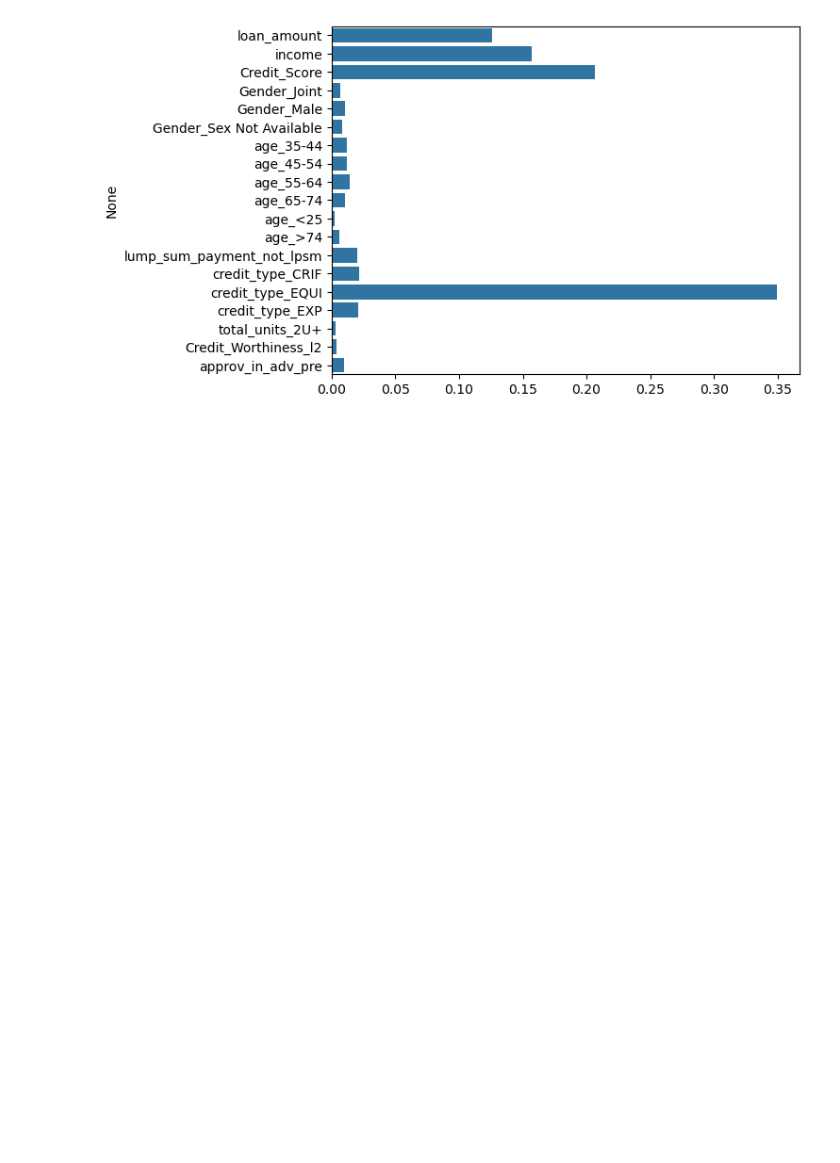
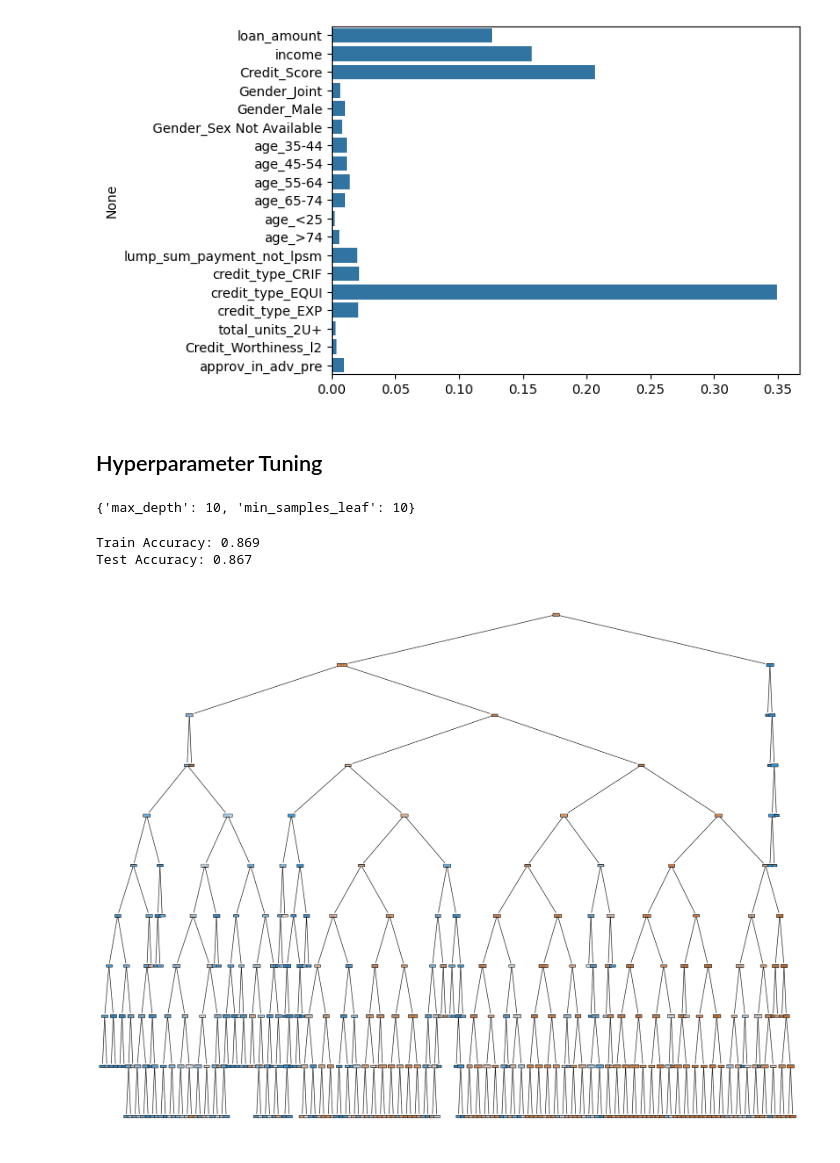
Before and after one commit to Camiloesp/PythonDataScience_SupervisedML, a Jupyter notebook: Classification_Modeling/6_DecisionTrees.ipynb, the cells around one changed output. Saved outputs shown, nothing was run; the diff lists cells and outputs as text; code cells hidden in the pictures; blank space fills up the shorter version.

Commit message:
Decision Trees exercise end

```diff
--- a/Classification_Modeling/6_DecisionTrees.ipynb
+++ b/Classification_Modeling/6_DecisionTrees.ipynb
@@ -176,3 +176,43 @@ sns.barplot(x=dt.feature_importances_, y=X.columns)
 [figure]
 # %%
 # go back and remove rate_of_interest from features to see how bad the model becomes.
+# %% [markdown]
+## Hyperparameter Tuning
+# %%
+from sklearn.model_selection import GridSearchCV
+
+params = {
+    'max_depth': [2, 5, 10, 20],
+    'min_samples_leaf': [2, 5, 10, 20]
+}
+
+grid = GridSearchCV(DecisionTreeClassifier(), params)
+grid.fit(X_train, y_train)
+grid.best_params_
+# %% [output]
+{'max_depth': 10, 'min_samples_leaf': 10}
+# %%
+dt = DecisionTreeClassifier(**grid.best_params_) # same as max_depth=10, min_samples_leaf=10
+dt.fit(X_train, y_train)
+
+print(f"Train Accuracy: {round(dt.score(X_train, y_train), 3)}")
+print(f"Test Accuracy: {round(dt.score(X_test, y_test), 3)}")
+# %% [output]
+Train Accuracy: 0.869
+Test Accuracy: 0.867
+# %%
+from sklearn.tree import plot_tree
+import matplotlib.pyplot as plt
+
+fig = plt.figure(figsize=(25, 20))
+
+plot_tree(
+    dt,
+    feature_names=list(X_train.columns),
+    class_names=['No Default', 'Default'],
+    impurity=False,
+    proportion=True,
+    filled=True
+);
+# %% [output]
+[figure, added]
```
Also changed, not shown: parts of 1 cell of this notebook, 1 other file.
